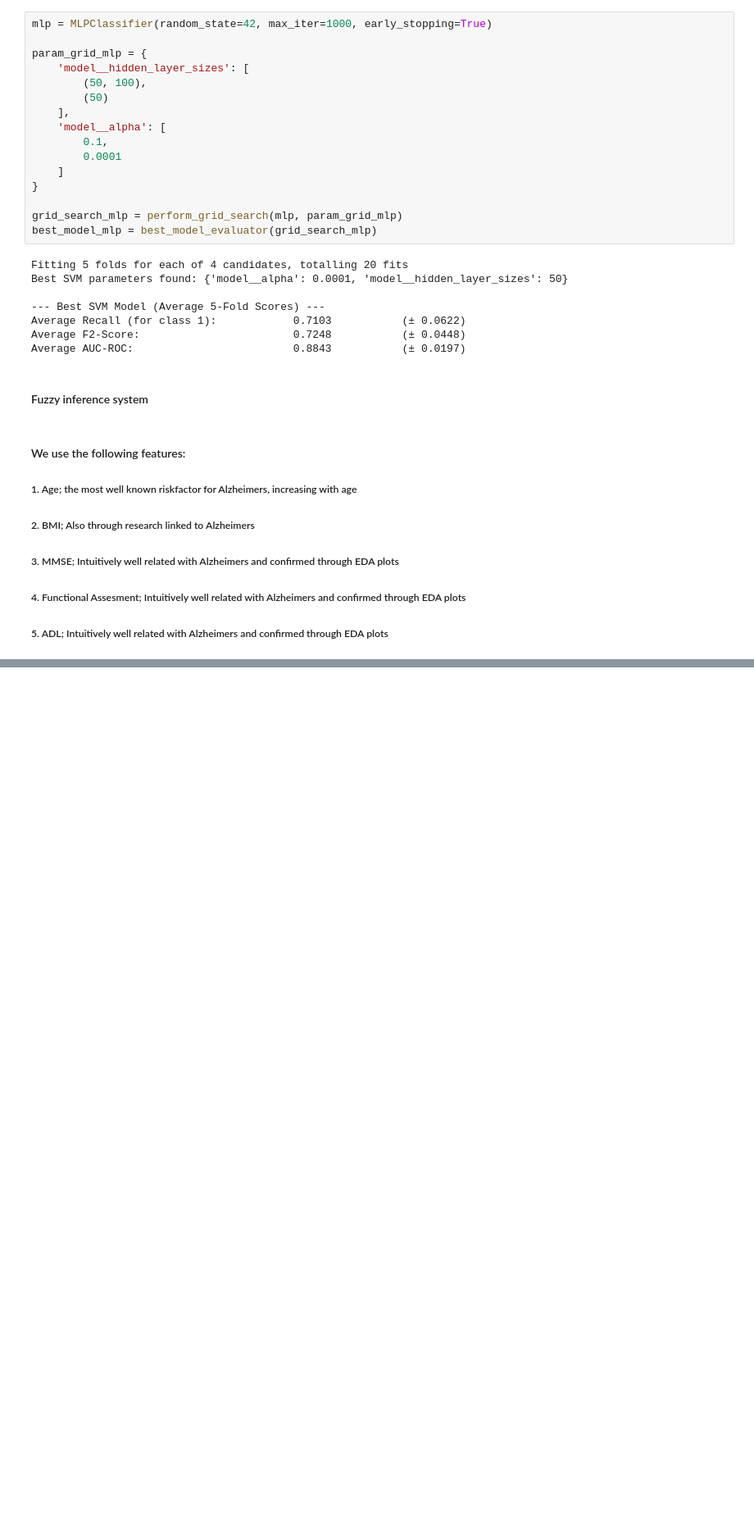
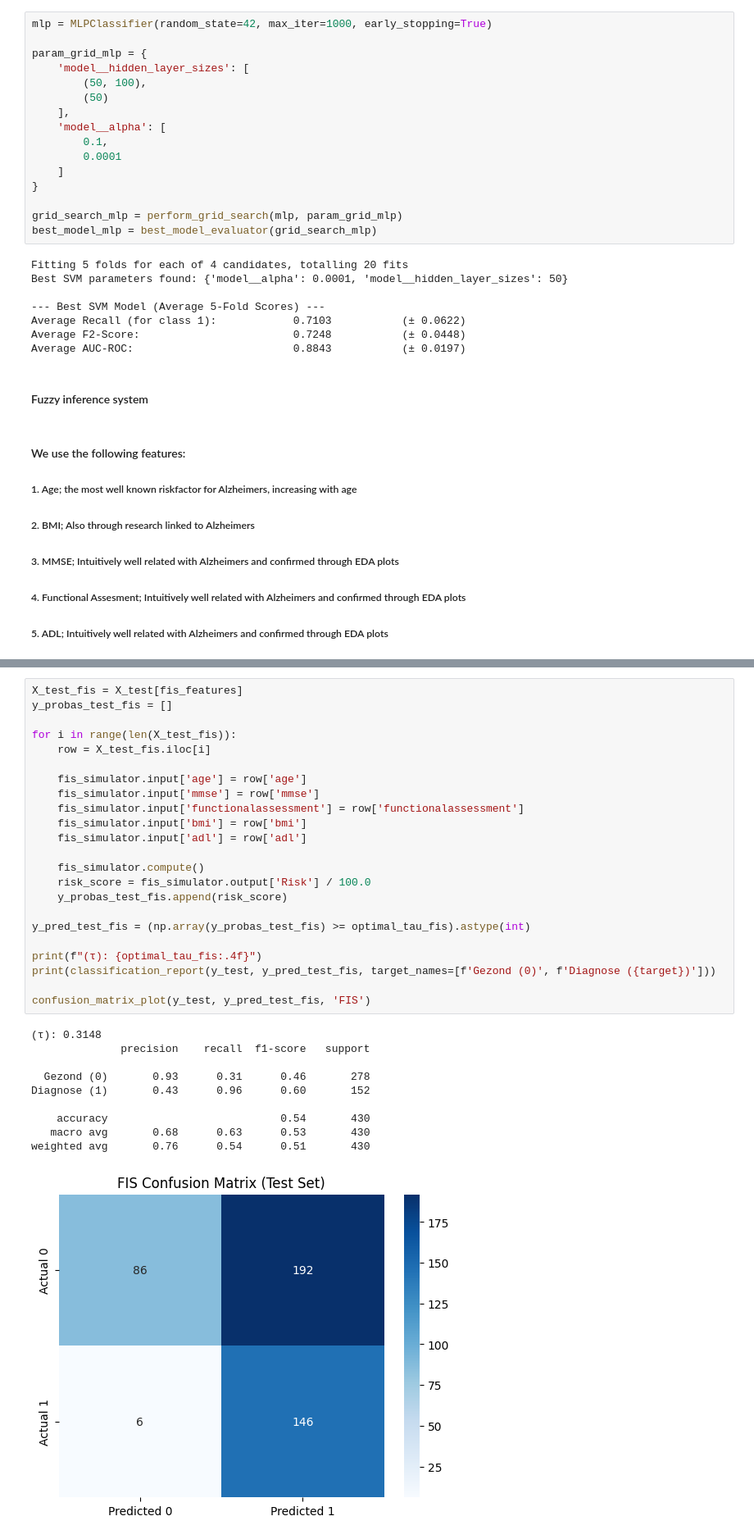
Before and after one commit to Jelles/AML-Assignment-2, a Jupyter notebook: main.ipynb, the cells around one changed output, grey strips where cells are left out. Shown at 82% size. Saved outputs shown, nothing was run; the diff lists cells and outputs as text; blank space fills up the shorter version.

```diff
--- a/main.ipynb
+++ b/main.ipynb
@@ -587,0 +739,34 @@ Average AUC-ROC:                         0.7793           (± 0.0353)
+# %%
+X_test_fis = X_test[fis_features]
+y_probas_test_fis = []
+
+for i in range(len(X_test_fis)):
+    row = X_test_fis.iloc[i]
+
+    fis_simulator.input['age'] = row['age']
+    fis_simulator.input['mmse'] = row['mmse']
+    fis_simulator.input['functionalassessment'] = row['functionalassessment']
+    fis_simulator.input['bmi'] = row['bmi']
+    fis_simulator.input['adl'] = row['adl']
+
+    fis_simulator.compute()
+    risk_score = fis_simulator.output['Risk'] / 100.0
+    y_probas_test_fis.append(risk_score)
+
+y_pred_test_fis = (np.array(y_probas_test_fis) >= optimal_tau_fis).astype(int)
+
+print(f"(τ): {optimal_tau_fis:.4f}")
+print(classification_report(y_test, y_pred_test_fis, target_names=[f'Gezond (0)', f'Diagnose ({target})']))
+
+confusion_matrix_plot(y_test, y_pred_test_fis, 'FIS')
+# %% [output]
+(τ): 0.3148
+              precision    recall  f1-score   support
+
+  Gezond (0)       0.93      0.31      0.46       278
+Diagnose (1)       0.43      0.96      0.60       152
+
+    accuracy                           0.54       430
+   macro avg       0.68      0.63      0.53       430
+weighted avg       0.76      0.54      0.51       430
+[figure, added]
```
Also changed, not shown: parts of 8 cells of this notebook, 3 other files.
